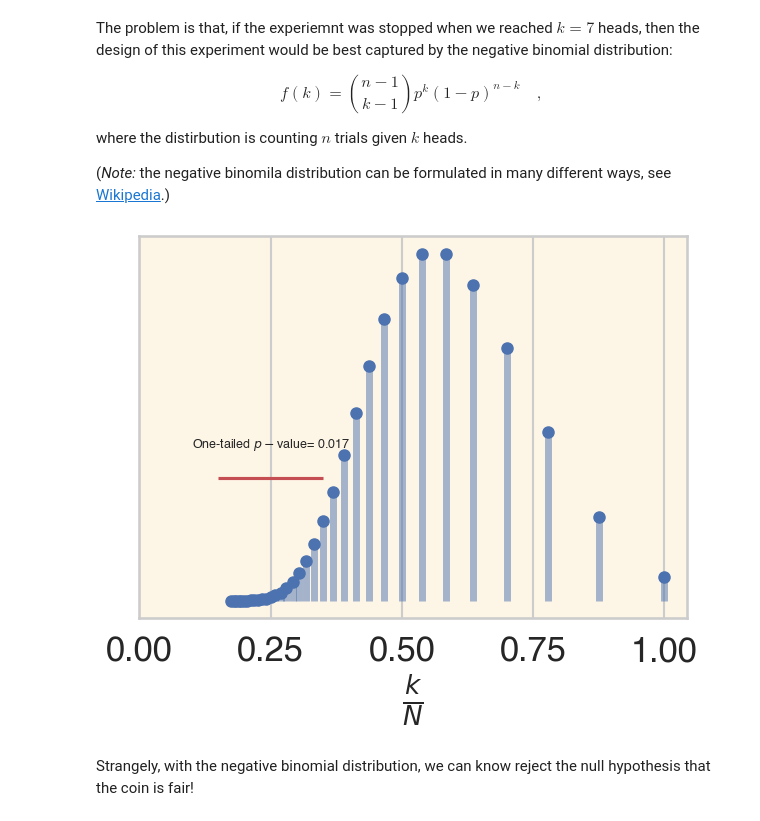
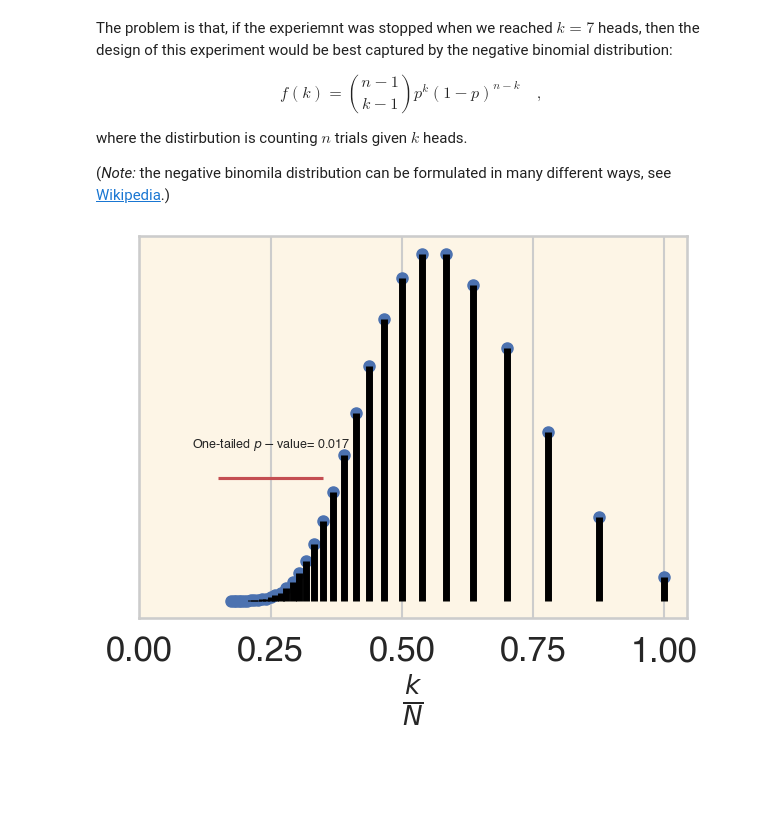
Before and after one commit to Kalirad/BayesianReveries, a Jupyter notebook: _build/jupyter_execute/ch01.ipynb, the cells around one changed output. Saved outputs shown, nothing was run; the diff lists cells and outputs as text; code cells hidden in the pictures; blank space fills up the shorter version.

```diff
--- a/_build/jupyter_execute/ch01.ipynb
+++ b/_build/jupyter_execute/ch01.ipynb
@@ -99,23 +99,21 @@ where the distirbution is counting $n$ trials given $k$ heads.
 # %%
 fig, ax = plt.subplots(
     nrows=1,
     ncols=1,
     figsize=(6,5),
     constrained_layout=True)
 
 n_draws = np.arange(40, 6, -1)
 k, p = 7, 0.5
 pmf_vals = np.array([nbinom.pmf(n-k, k, p) for n in n_draws])
 ax.plot(7/n_draws, pmf_vals, 'bo', ms=8, label='nbinom pmf')
-ax.vlines(7/n_draws, 0, pmf_vals, colors='b', lw=5, alpha=0.5)
+ax.vlines(7/n_draws, 0, pmf_vals, colors='black', lw=5, alpha=1)
 ax.set_facecolor('oldlace')
 
 pval = np.sum(pmf_vals[np.where(n_draws>23)])
 
 ax.hlines(0.04, 0.15, 0.35, 'r')
 ax.text(0.1, 0.05, r'One-tailed $p-$value= '+str(np.round(pval, decimals=3)), size=9)
 ax.set(xticks=np.linspace(0, 1, 5), yticks=[], xlabel=r'$\frac{k}{N}$');
 # %% [output]
-[figure, old version]
+[figure, new version]
-# %% [markdown]
-Strangely, with the negative binomial distribution, we can know reject the null hypothesis that the coin is fair!
```
Also changed, not shown: parts of 9 cells of this notebook, 14 other files.
